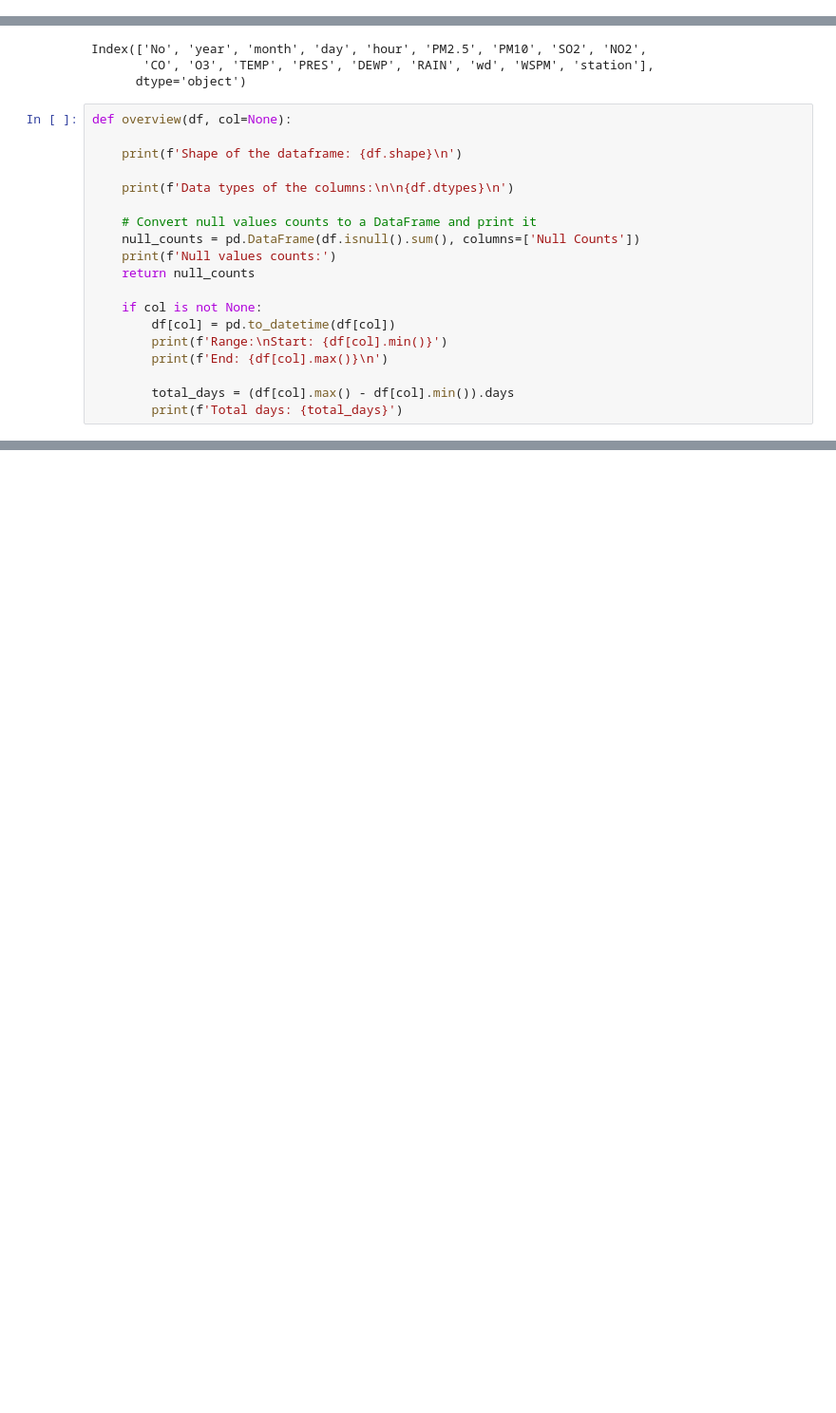
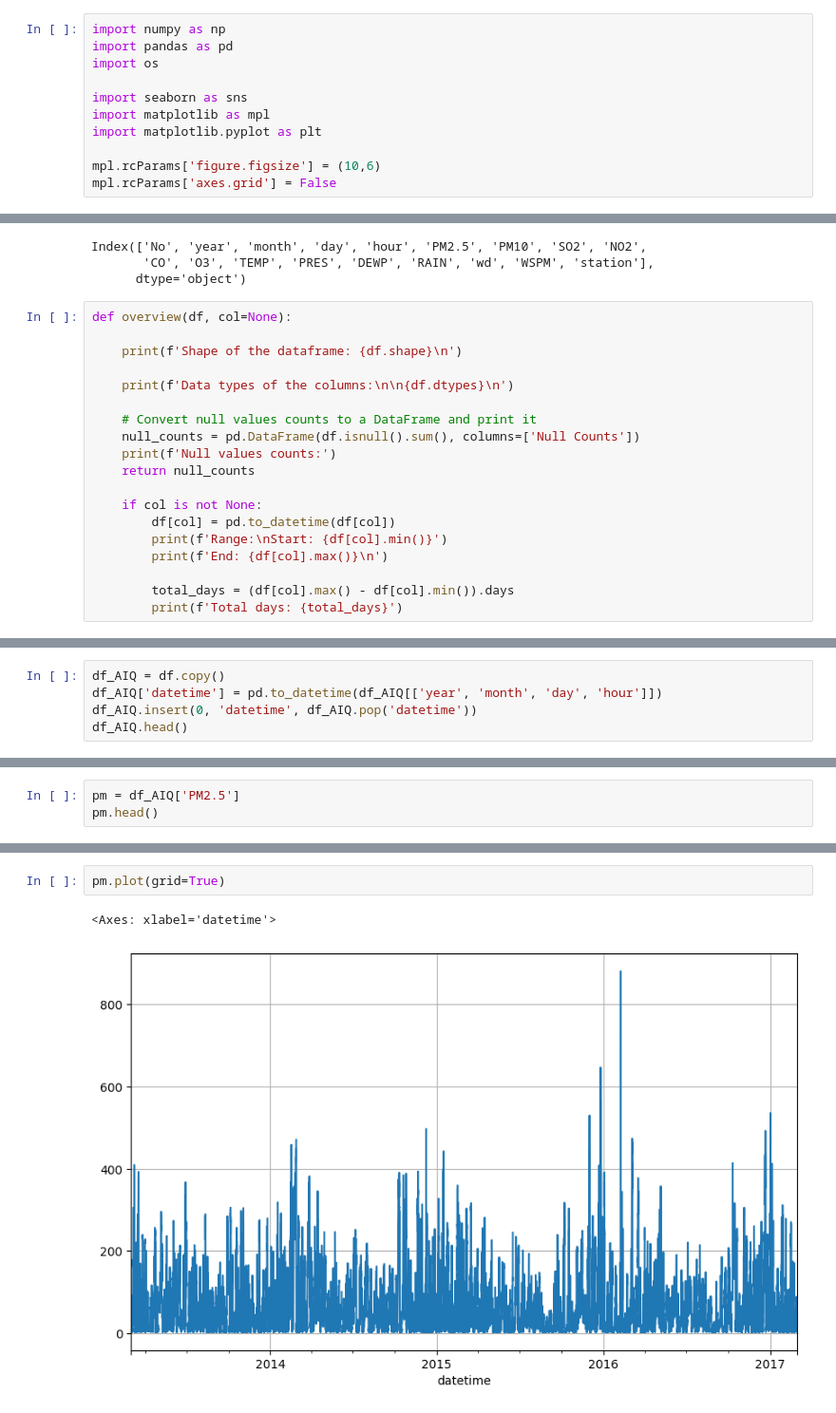
Before and after one commit to FahimS45/ML_projects_under_development, a Jupyter notebook: Anomaly Detection on Time Series Analysis/Time Series EDA.ipynb, the cells around one changed output, grey strips where cells are left out. Shown: that part at 95% size. Drawn from its saved outputs; the diff is of its cells as text; blank space fills up the shorter version.

```diff
--- a/Anomaly Detection on Time Series Analysis/Time Series EDA.ipynb
+++ b/Anomaly Detection on Time Series Analysis/Time Series EDA.ipynb
@@ -4 +1,12 @@ import pandas as pd
+# %%
+import numpy as np
+import pandas as pd
+import os
+
+import seaborn as sns
+import matplotlib as mpl
+import matplotlib.pyplot as plt
+
+mpl.rcParams['figure.figsize'] = (10,6)
+mpl.rcParams['axes.grid'] = False
 # %%
@@ -82,3 +90,8 @@ Null values counts:
 | wd | 140 |
 | WSPM | 43 |
 | station | 0 |
+# %%
+df_AIQ = df.copy()
+df_AIQ['datetime'] = pd.to_datetime(df_AIQ[['year', 'month', 'day', 'hour']])
+df_AIQ.insert(0, 'datetime', df_AIQ.pop('datetime'))
+df_AIQ.head()
@@ -84,0 +156,3 @@ Null values counts:
+# %%
+pm = df_AIQ['PM2.5']
+pm.head()
@@ -84,0 +167,5 @@ Null values counts:
+# %%
+pm.plot(grid=True)
+# %% [output]
+<Axes: xlabel='datetime'>
+[figure, added]
```
Also changed, not shown: parts of 12 cells of this notebook.
